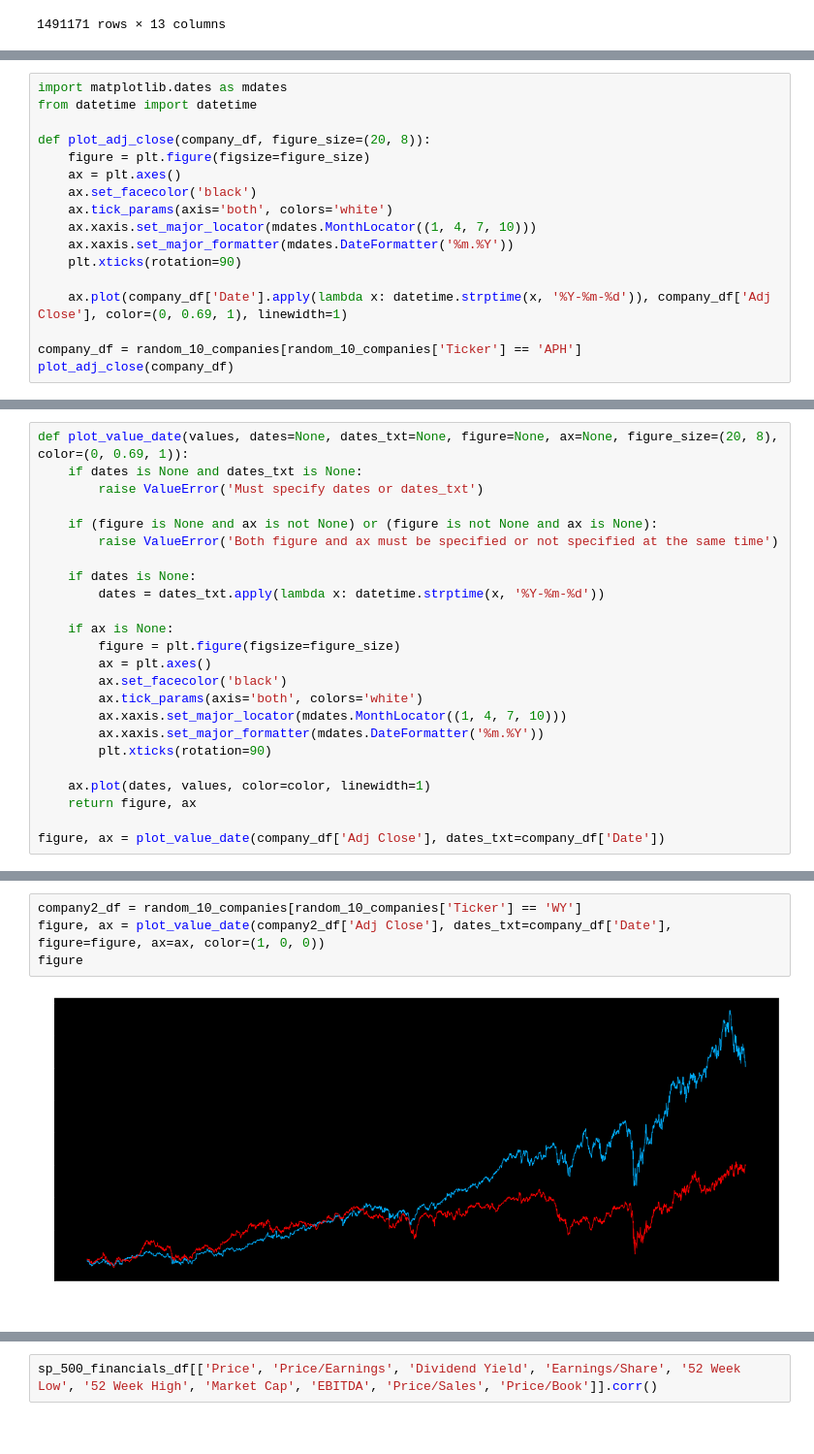
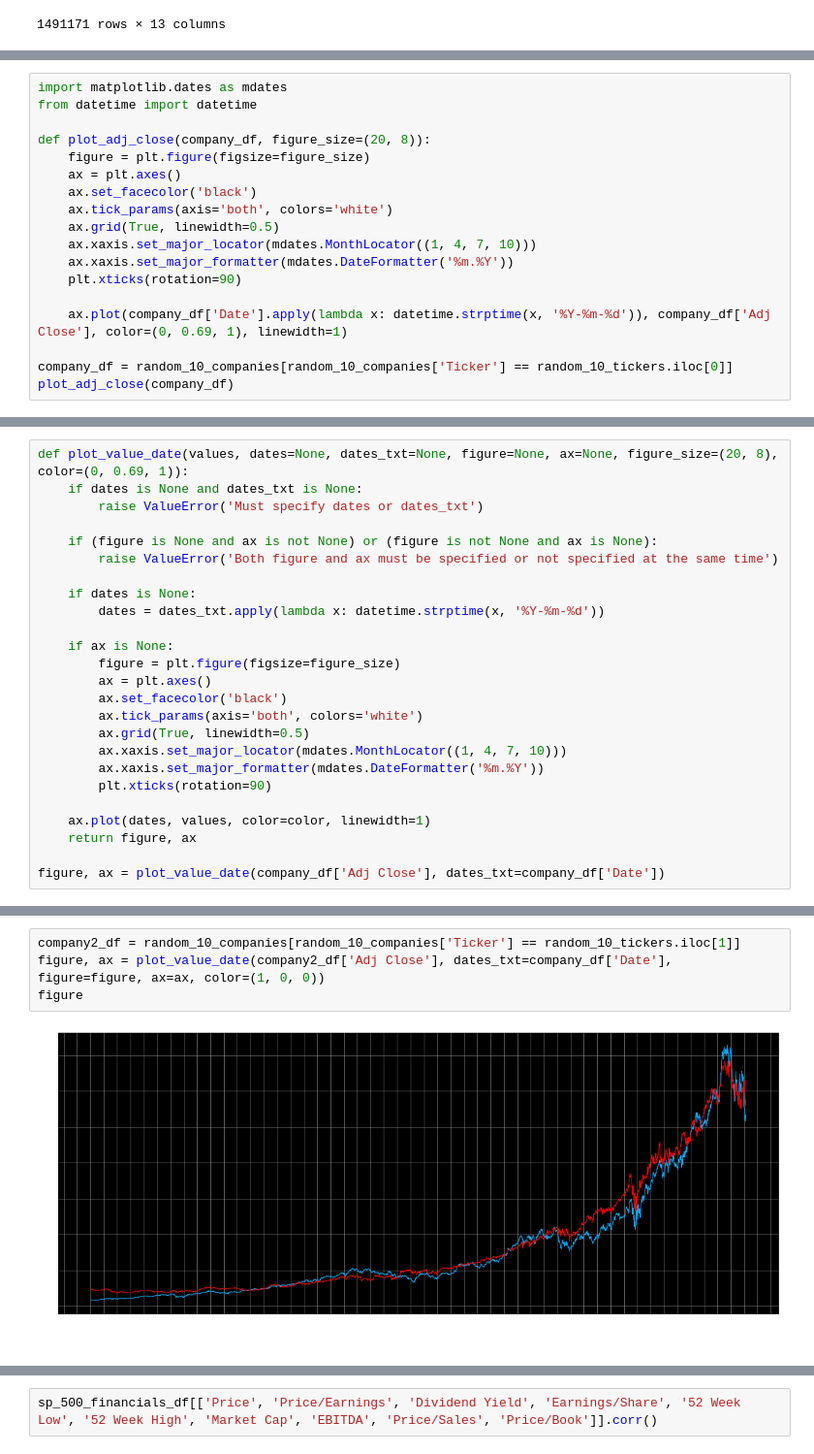
Before and after one commit to codespaghettifier/sp500-exploration, a Jupyter notebook: dataset_1_exploration.ipynb, the cells around one changed output, grey strips where cells are left out. Shown at 97% size. Drawn from its saved outputs; the diff is of its cells as text.

```diff
--- a/dataset_1_exploration.ipynb
+++ b/dataset_1_exploration.ipynb
@@ -100,12 +117,13 @@ def plot_adj_close(company_df, figure_size=(20, 8)):
     ax = plt.axes()
     ax.set_facecolor('black')
     ax.tick_params(axis='both', colors='white')
+    ax.grid(True, linewidth=0.5)
     ax.xaxis.set_major_locator(mdates.MonthLocator((1, 4, 7, 10)))
     ax.xaxis.set_major_formatter(mdates.DateFormatter('%m.%Y'))
     plt.xticks(rotation=90)
 
     ax.plot(company_df['Date'].apply(lambda x: datetime.strptime(x, '%Y-%m-%d')), company_df['Adj Close'], color=(0, 0.69, 1), linewidth=1)
 
-company_df = random_10_companies[random_10_companies['Ticker'] == 'APH']
+company_df = random_10_companies[random_10_companies['Ticker'] == random_10_tickers.iloc[0]]
 plot_adj_close(company_df)
 # %% [output]
@@ -126,6 +144,7 @@ def plot_value_date(values, dates=None, dates_txt=None, figure=None, ax=None, fi
         ax = plt.axes()
         ax.set_facecolor('black')
         ax.tick_params(axis='both', colors='white')
+        ax.grid(True, linewidth=0.5)
         ax.xaxis.set_major_locator(mdates.MonthLocator((1, 4, 7, 10)))
         ax.xaxis.set_major_formatter(mdates.DateFormatter('%m.%Y'))
         plt.xticks(rotation=90)
@@ -139,6 +158,6 @@ figure, ax = plot_value_date(company_df['Adj Close'], dates_txt=company_df['Date
 # %%
-company2_df = random_10_companies[random_10_companies['Ticker'] == 'WY']
+company2_df = random_10_companies[random_10_companies['Ticker'] == random_10_tickers.iloc[1]]
 figure, ax = plot_value_date(company2_df['Adj Close'], dates_txt=company_df['Date'], figure=figure, ax=ax, color=(1, 0, 0))
 figure
 # %% [output]
-[figure, old version]
+[figure, new version]
```
Also changed, not shown: parts of 12 cells of this notebook.
